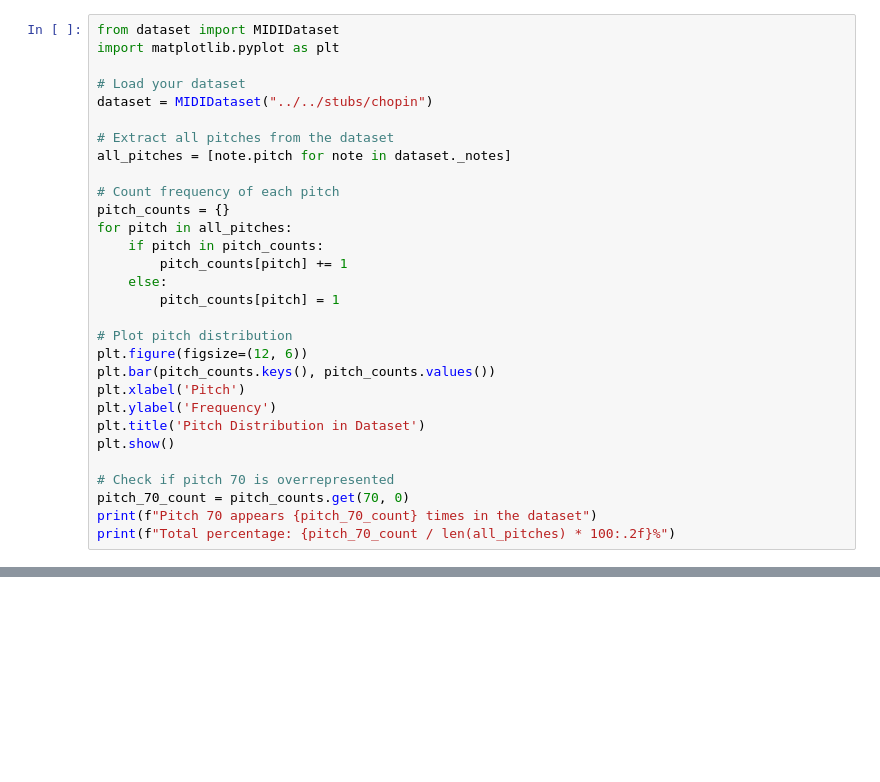
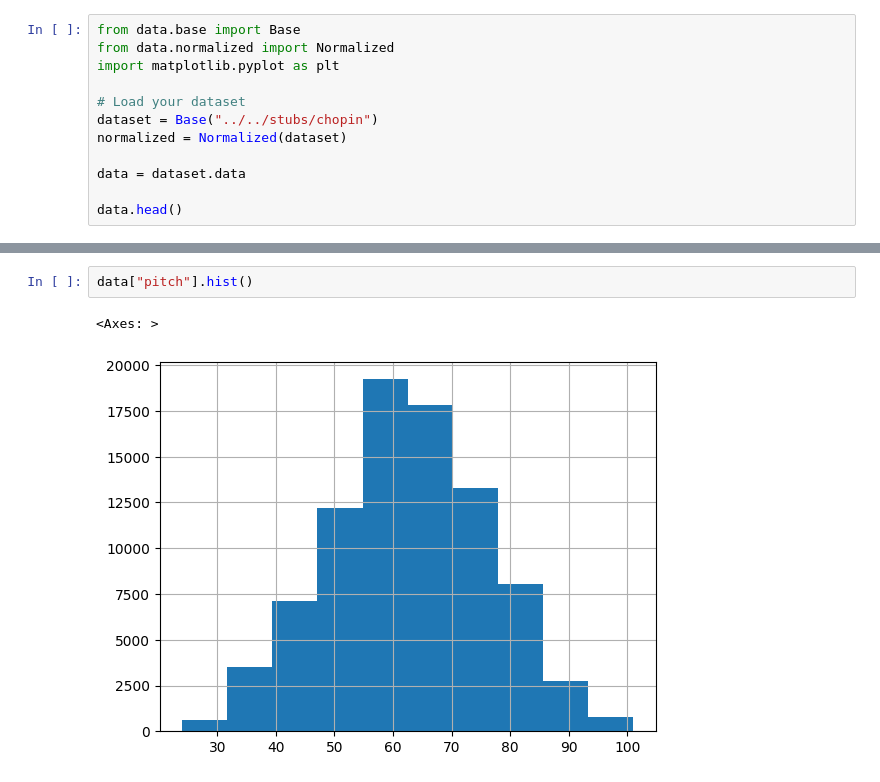
Before and after one commit to lgemc/pytorch_training_course, a Jupyter notebook: 05_lets_go_hard__sequences/02_midi_model/notebooks/data_analisys.ipynb, the cells around one changed output, grey strips where cells are left out. Cells and saved outputs as stored; diff of their text form; blank space fills up the shorter version.

```diff
--- a/05_lets_go_hard__sequences/02_midi_model/notebooks/data_analisys.ipynb
+++ b/05_lets_go_hard__sequences/02_midi_model/notebooks/data_analisys.ipynb
@@ -1,31 +1,13 @@
 # %%
-from dataset import MIDIDataset
+from data.base import Base
+from data.normalized import Normalized
 import matplotlib.pyplot as plt
 
 # Load your dataset
-dataset = MIDIDataset("../../stubs/chopin")
+dataset = Base("../../stubs/chopin")
+normalized = Normalized(dataset)
 
-# Extract all pitches from the dataset
-all_pitches = [note.pitch for note in dataset._notes]
+data = dataset.data
 
-# Count frequency of each pitch
-pitch_counts = {}
-for pitch in all_pitches:
-    if pitch in pitch_counts:
-        pitch_counts[pitch] += 1
-    else:
-        pitch_counts[pitch] = 1
-
-# Plot pitch distribution
-plt.figure(figsize=(12, 6))
-plt.bar(pitch_counts.keys(), pitch_counts.values())
-plt.xlabel('Pitch')
-plt.ylabel('Frequency')
-plt.title('Pitch Distribution in Dataset')
-plt.show()
-
-# Check if pitch 70 is overrepresented
-pitch_70_count = pitch_counts.get(70, 0)
-print(f"Pitch 70 appears {pitch_70_count} times in the dataset")
-print(f"Total percentage: {pitch_70_count / len(all_pitches) * 100:.2f}%")
+data.head()
 # %% [output]
@@ -37,0 +44,5 @@ Total percentage: 2.59%
+# %%
+data["pitch"].hist()
+# %% [output]
+<Axes: >
+[figure, added]
```
Also changed, not shown: parts of 5 cells of this notebook, 35 other files.
